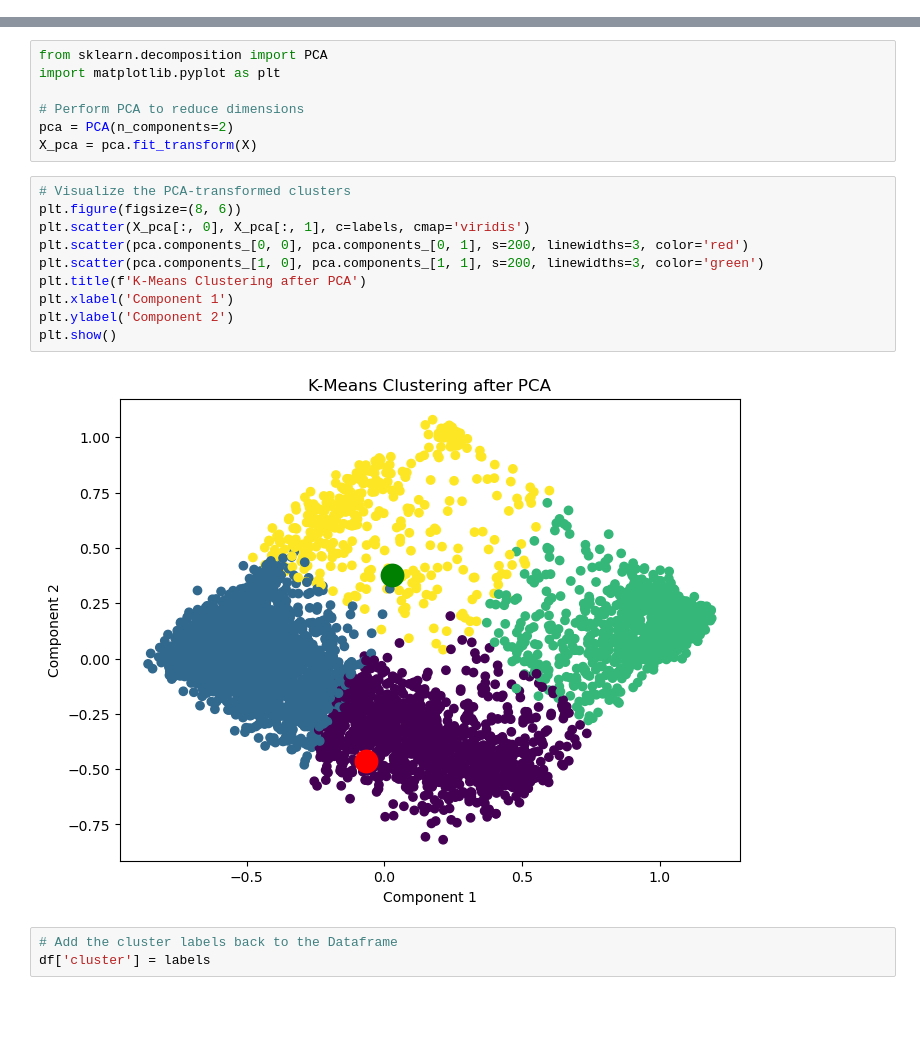
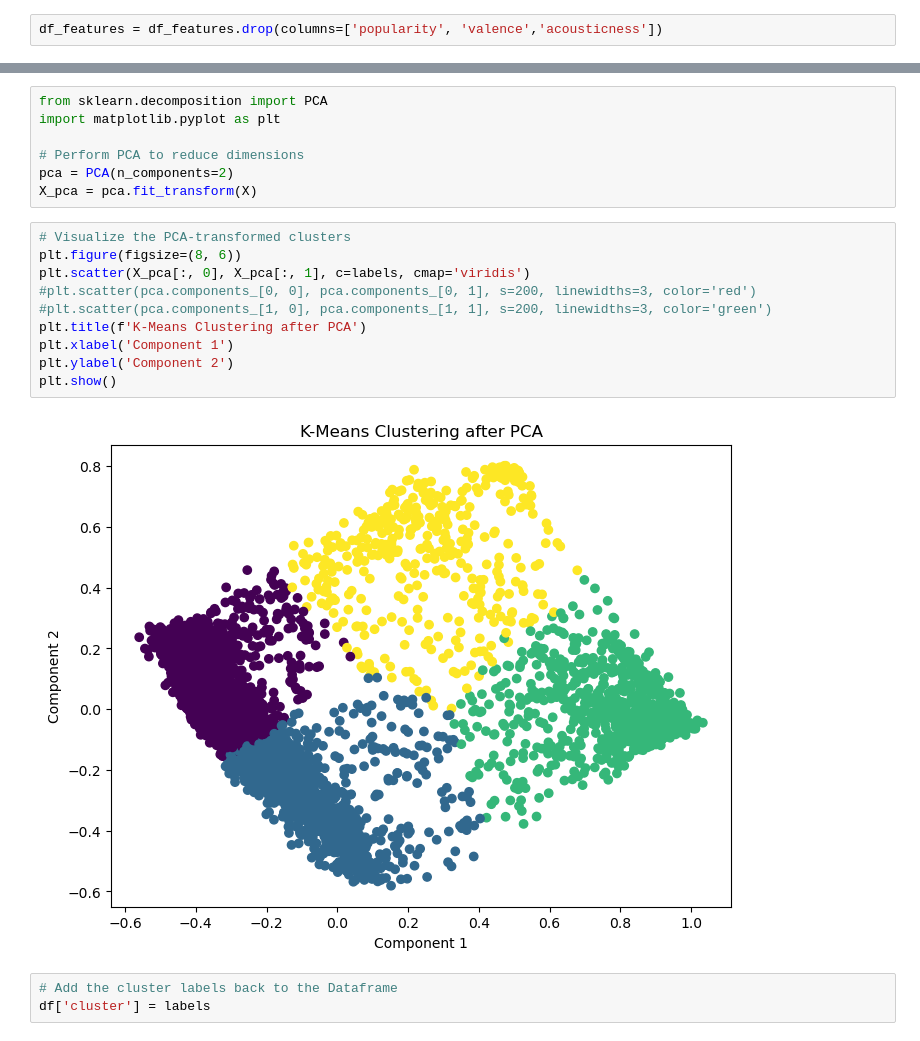
Before and after one commit to annaapisarek/song-recommender, a Jupyter notebook: K-means_clustering.ipynb, the cells around one changed output, grey strips where cells are left out. Cells and saved outputs as stored; diff of their text form; blank space fills up the shorter version.

```diff
--- a/K-means_clustering.ipynb
+++ b/K-means_clustering.ipynb
@@ -54,5 +72,7 @@ Danceability and valence are highly correlated - I will remove valence. Populari
 # %%
 df_features = df_features.drop(columns=['popularity', 'valence','acousticness','Other'])
+# %%
+df_features = df_features.drop(columns=['popularity', 'valence','acousticness'])
 # %%
 # Standardize the feature values
 scaler = MinMaxScaler()
@@ -103,15 +123,15 @@ X_pca = pca.fit_transform(X)
 # %%
 # Visualize the PCA-transformed clusters
 plt.figure(figsize=(8, 6))
 plt.scatter(X_pca[:, 0], X_pca[:, 1], c=labels, cmap='viridis')
-plt.scatter(pca.components_[0, 0], pca.components_[0, 1], s=200, linewidths=3, color='red')
-plt.scatter(pca.components_[1, 0], pca.components_[1, 1], s=200, linewidths=3, color='green')
+#plt.scatter(pca.components_[0, 0], pca.components_[0, 1], s=200, linewidths=3, color='red')
+#plt.scatter(pca.components_[1, 0], pca.components_[1, 1], s=200, linewidths=3, color='green')
 plt.title(f'K-Means Clustering after PCA')
 plt.xlabel('Component 1')
 plt.ylabel('Component 2')
 plt.show()
 # %% [output]
-[figure, old version]
+[figure, new version]
 # %%
 # Add the cluster labels back to the Dataframe
 df['cluster'] = labels
```
Also changed, not shown: parts of 10 cells of this notebook, 2 other files.
